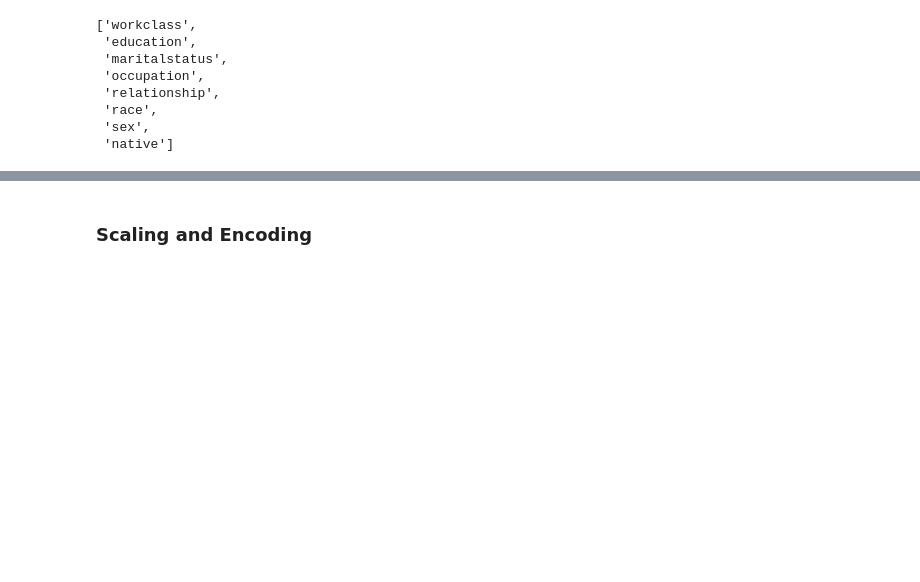
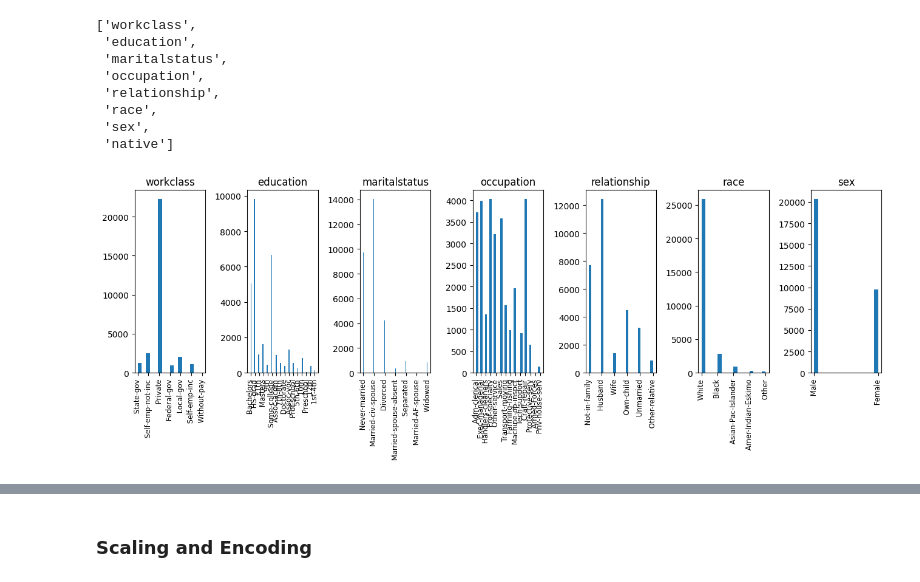
Before and after one commit to its-relative/Excelr, a Jupyter notebook: assignments/SVM/Salary.ipynb, the cells around one changed output, grey strips where cells are left out. Drawn from its saved outputs; the diff is of its cells as text; code cells hidden in the pictures; blank space fills up the shorter version.

Commit message:
Added visualizations to SVM assignment.

```diff
--- a/assignments/SVM/Salary.ipynb
+++ b/assignments/SVM/Salary.ipynb
@@ -300,3 +300,24 @@ cat_cols
  'race',
  'sex',
  'native']
+# %%
+plt.figure(figsize=(15, 5))
+
+sub = 151  # Adjust the starting subplot number
+
+for i, col in enumerate(cat_cols[:-1], 1):  # Start the loop from 1
+    try:
+        plt.subplot(1, len(cat_cols), i)
+
+        plt.hist(df_tr[col], bins='auto')
+        plt.title(col)
+        plt.xticks(rotation = 90, fontsize = 'small')
+        # plt.xticks(rotation = 90)
+
+    except Exception as e:
+        print(col, e)
+
+plt.tight_layout()  # Adjust layout to prevent overlapping
+plt.show()
+# %% [output]
+[figure, added]
```
Also changed, not shown: parts of 3 cells of this notebook.
